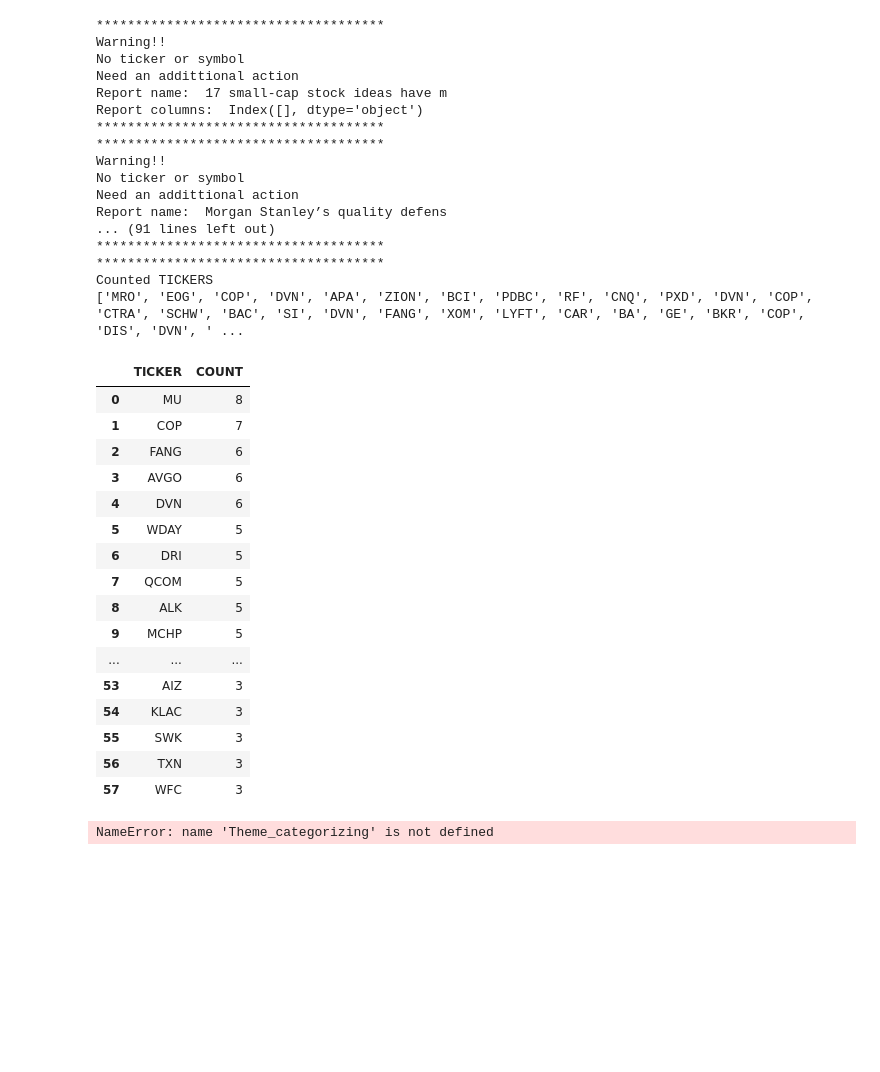
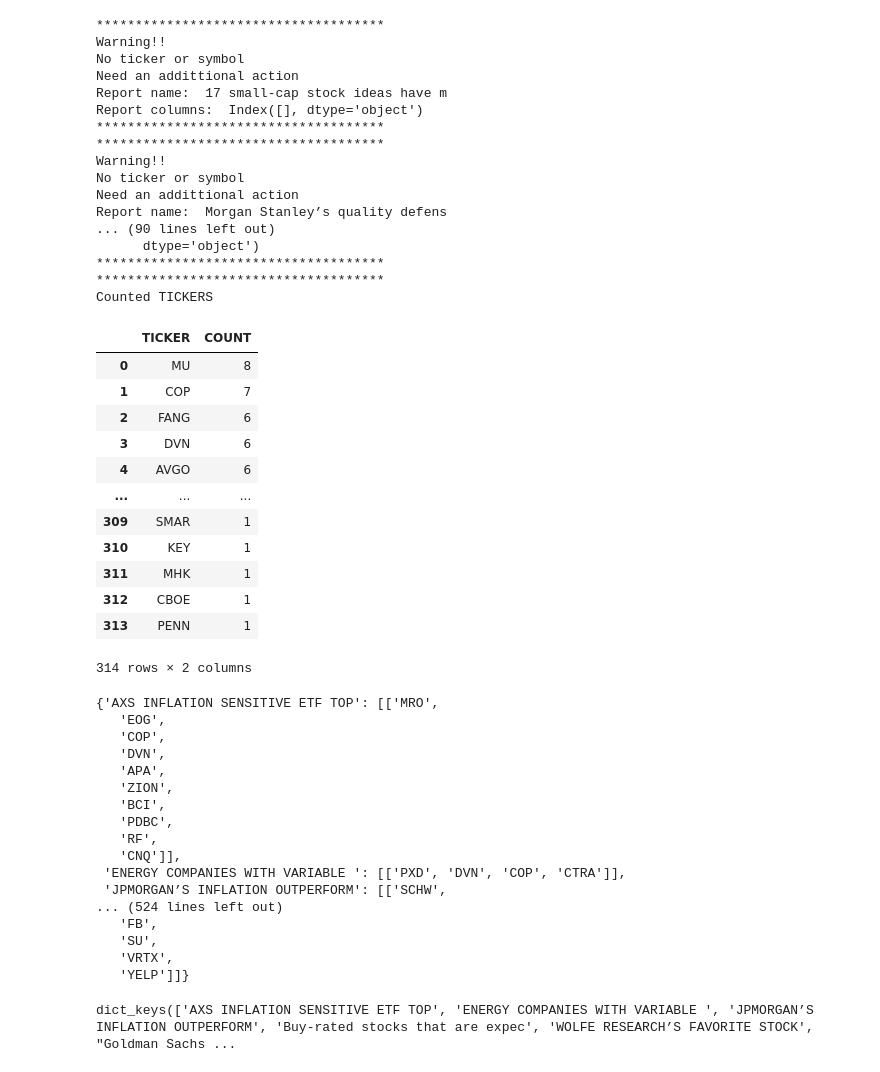
Before and after one commit to Jaykim1234/Python, a Jupyter notebook: Investment/Top stock pick/2022-02/breif_processing_function only.ipynb, the cells around one changed output. Saved outputs shown, nothing was run; the diff lists cells and outputs as text; code cells hidden in the pictures; blank space fills up the shorter version.

```diff
--- a/Investment/Top stock pick/2022-02/breif_processing_function only.ipynb
+++ b/Investment/Top stock pick/2022-02/breif_processing_function only.ipynb
@@ -35,50 +33,46 @@ def counting_stockpicking(df_all, min_count, save):
     print('*************************************')
     print('Counted TICKERS')
     result = sum(emp_lst,[])
     count_result =[(i, result.count(i)) for i in result if result.count(i) >= min_count]
     result_rank = pd.DataFrame(sorted(list(set(count_result)), key=lambda x : x[1], reverse = True), columns = ['TICKER','COUNT'])
-    print(result)
+    # print(result)
 
     if save.upper() == 'YES':
         result_rank.to_excel('result_rank.xlsx')
 
     return result_rank
-counting_stockpicking(df_all, 3,'yes')
+counting_stockpicking(df_all, 0,'yes')
 # %% [output]
 *************************************
 Warning!!
 No ticker or symbol
 Need an addittional action
 Report name:  17 small-cap stock ideas have m
 Report columns:  Index([], dtype='object')
 *************************************
 *************************************
 Warning!!
 No ticker or symbol
 Need an addittional action
 Report name:  Morgan Stanley’s quality defens
-... (91 lines left out)
+... (90 lines left out)
+      dtype='object')
 *************************************
 *************************************
 Counted TICKERS
-['MRO', 'EOG', 'COP', 'DVN', 'APA', 'ZION', 'BCI', 'PDBC', 'RF', 'CNQ', 'PXD', 'DVN', 'COP', 'CTRA', 'SCHW', 'BAC', 'SI', 'DVN', 'FANG', 'XOM', 'LYFT', 'CAR', 'BA', 'GE', 'BKR', 'COP', 'DIS', 'DVN', ' ...
 |  | TICKER | COUNT |
 | 0 | MU | 8 |
 | 1 | COP | 7 |
 | 2 | FANG | 6 |
-| 3 | AVGO | 6 |
-| 4 | DVN | 6 |
-| 5 | WDAY | 5 |
-| 6 | DRI | 5 |
-| 7 | QCOM | 5 |
-| 8 | ALK | 5 |
-| 9 | MCHP | 5 |
+| 3 | DVN | 6 |
+| 4 | AVGO | 6 |
 | ... | ... | ... |
-| 53 | AIZ | 3 |
-| 54 | KLAC | 3 |
-| 55 | SWK | 3 |
-| 56 | TXN | 3 |
-| 57 | WFC | 3 |
+| 309 | SMAR | 1 |
+| 310 | KEY | 1 |
+| 311 | MHK | 1 |
+| 312 | CBOE | 1 |
+| 313 | PENN | 1 |
+314 rows × 2 columns
 # %%
 def Theme_categorizing(df_all, min_count, save):
     report_lst = list(df_all.keys())
@@ -108,6 +102,26 @@ Theme_categorizing(df_all, 0, "Yes")
 Theme_categorizing(df_all, 3, "Yes")
 Theme_categorizing(df_all, 4, "Yes")
 Theme_categorizing(df_all, 5, "Yes")
-Theme_categorizing(df_all, 6, "Yes").columns
+Theme_categorizing(df_all, 6, "Yes")
 # %% [output]
-NameError: name 'Theme_categorizing' is not defined
+{'AXS INFLATION SENSITIVE ETF TOP': [['MRO',
+   'EOG',
+   'COP',
+   'DVN',
+   'APA',
+   'ZION',
+   'BCI',
+   'PDBC',
+   'RF',
+   'CNQ']],
+ 'ENERGY COMPANIES WITH VARIABLE ': [['PXD', 'DVN', 'COP', 'CTRA']],
+ 'JPMORGAN’S INFLATION OUTPERFORM': [['SCHW',
+... (524 lines left out)
+   'FB',
+   'SU',
+   'VRTX',
+   'YELP']]}
+# %%
+Theme_categorizing(df_all, 0, "Yes").keys()
+# %% [output]
+dict_keys(['AXS INFLATION SENSITIVE ETF TOP', 'ENERGY COMPANIES WITH VARIABLE ', 'JPMORGAN’S INFLATION OUTPERFORM', 'Buy-rated stocks that are expec', 'WOLFE RESEARCH’S FAVORITE STOCK', "Goldman Sachs ...
```
Also changed, not shown: parts of 9 cells of this notebook, 7 other files.
